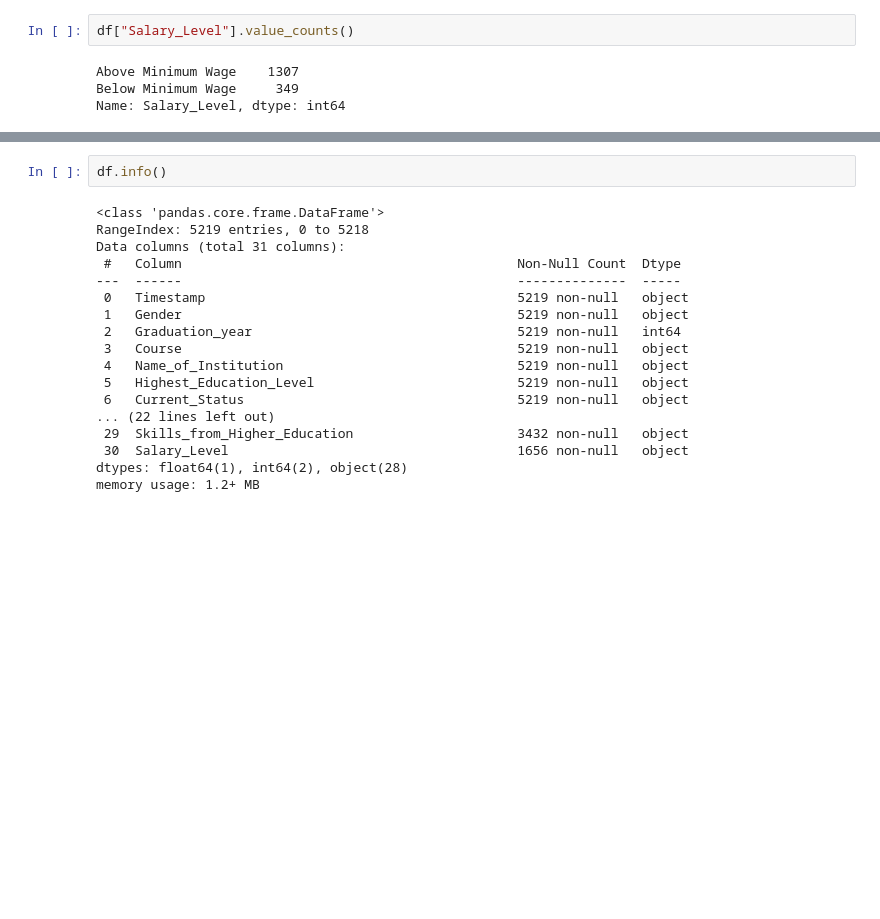
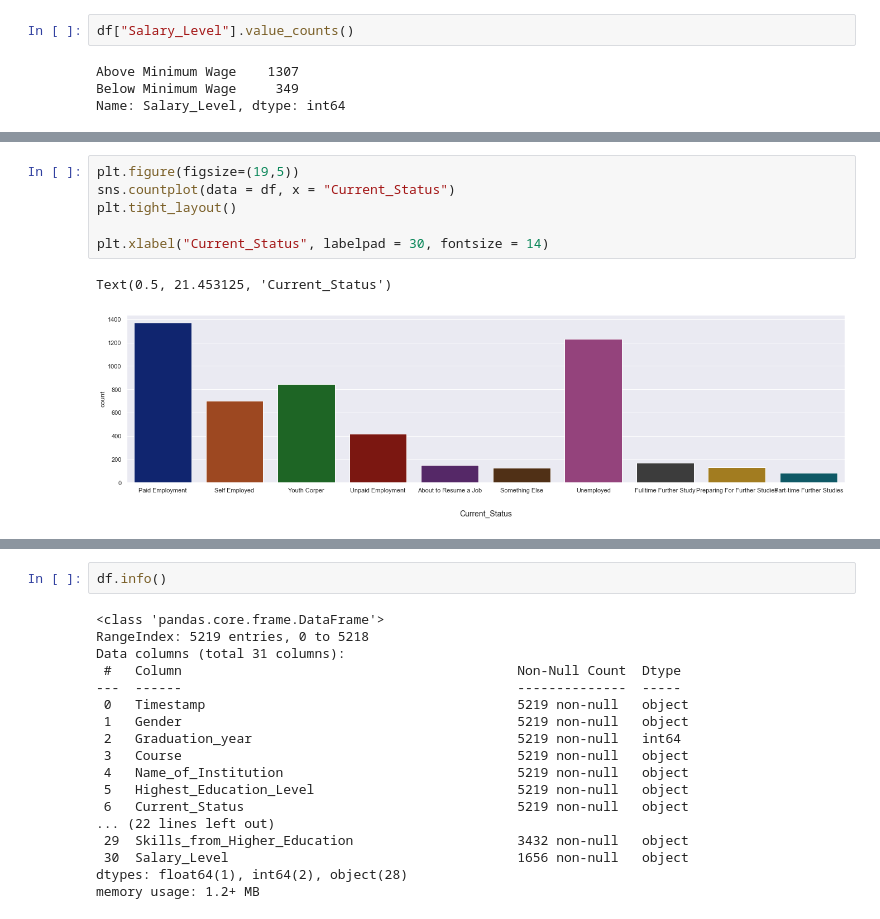
Before and after one commit to egah1111/redefined, a Jupyter notebook: NIGERIAN GRADUATES EXPLORATIVE DATA ANALYSIS-checkpoint.ipynb, the cells around one changed output, grey strips where cells are left out. Saved outputs shown, nothing was run; the diff lists cells and outputs as text; blank space fills up the shorter version.

```diff
--- a/NIGERIAN GRADUATES EXPLORATIVE DATA ANALYSIS-checkpoint.ipynb
+++ b/NIGERIAN GRADUATES EXPLORATIVE DATA ANALYSIS-checkpoint.ipynb
@@ -702,0 +704,9 @@ Text(97.0, 0.5, 'No. of Graduates')
+# %%
+plt.figure(figsize=(19,5))
+sns.countplot(data = df, x = "Current_Status")
+plt.tight_layout()
+
+plt.xlabel("Current_Status", labelpad = 30, fontsize = 14)
+# %% [output]
+Text(0.5, 21.453125, 'Current_Status')
+[figure, added]
```
Also changed, not shown: parts of 36 cells of this notebook.
